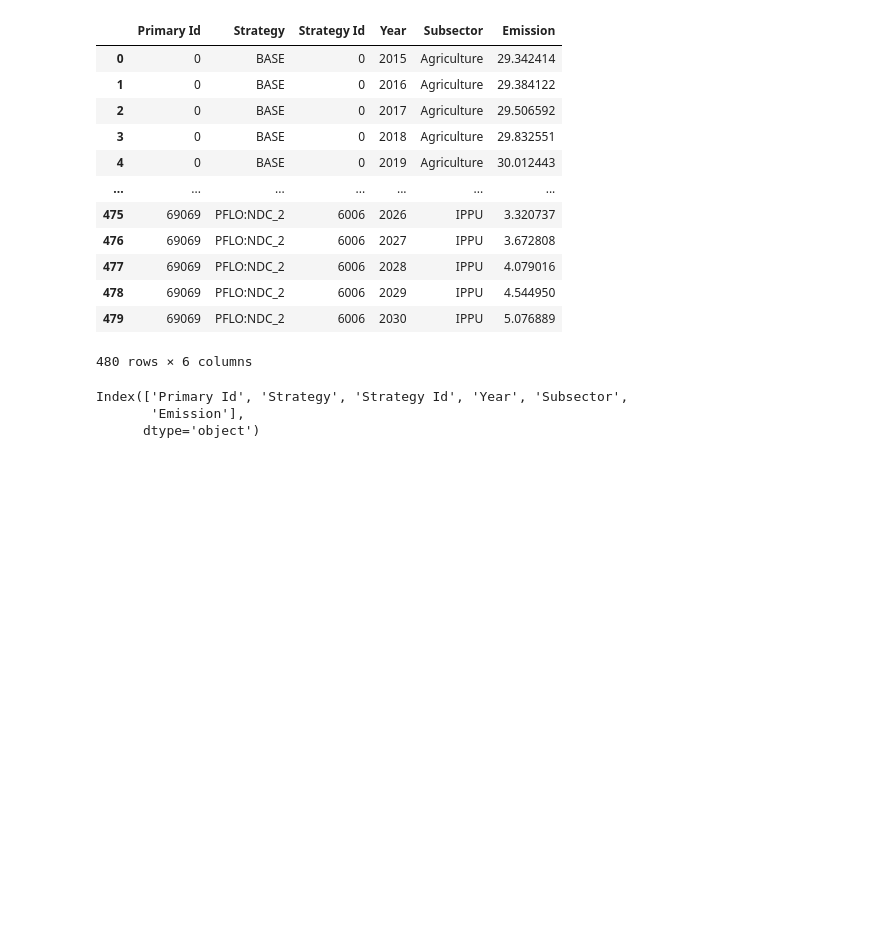
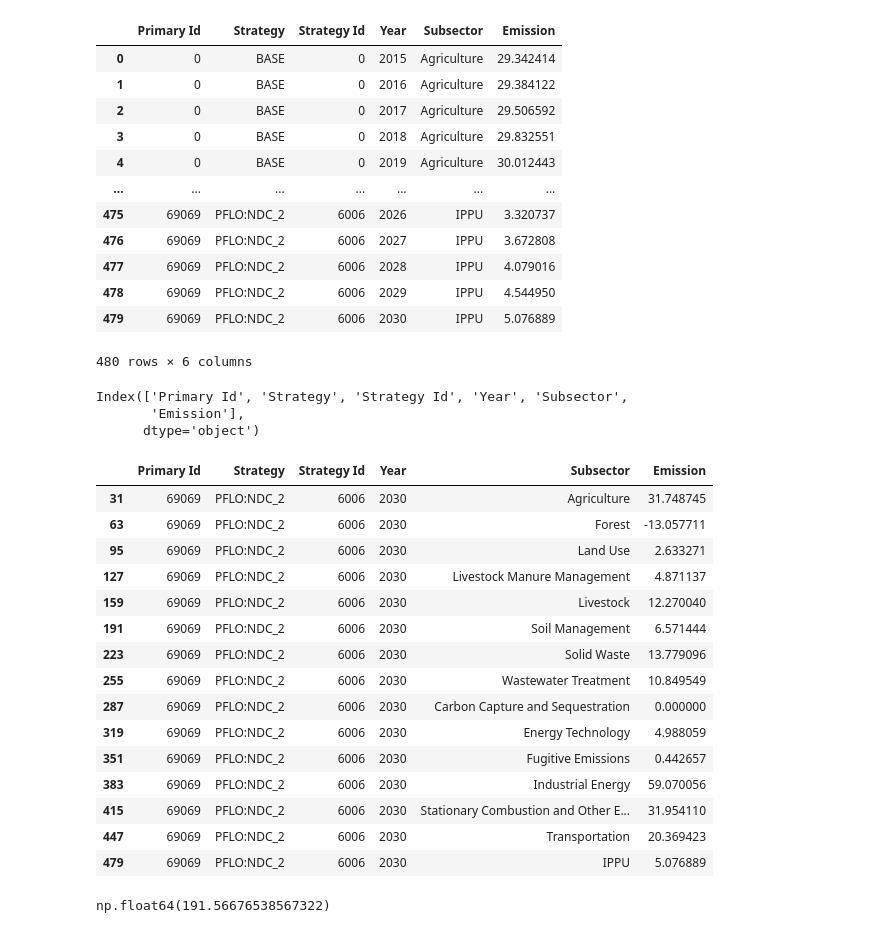
Before and after one commit to sisepuede-framework/ssp_uganda_data, a Jupyter notebook: ssp_modeling/output_postprocessing/emissions_tableau_new_lite.ipynb, the cells around one changed output. Saved outputs shown, nothing was run; the diff lists cells and outputs as text; code cells hidden in the pictures; blank space fills up the shorter version.

```diff
--- a/ssp_modeling/output_postprocessing/emissions_tableau_new_lite.ipynb
+++ b/ssp_modeling/output_postprocessing/emissions_tableau_new_lite.ipynb
@@ -35,7 +35,7 @@ output_data = dir_cur.joinpath("ssp_run_output")
 transformations_dir = dir_cur.joinpath("transformations")
 # %%
 # Change this line only when you receive a new run
-run_folder = "sisepuede_run_2025-08-08T15;35;27.633266"
+run_folder = "sisepuede_run_2025-08-08T18;45;16.252055"
 file_name  = f"{run_folder}.csv"
 file_name
 # %% [output]
@@ -303,3 +303,28 @@ ssp_long.columns
 Index(['Primary Id', 'Strategy', 'Strategy Id', 'Year', 'Subsector',
        'Emission'],
       dtype='object')
+# %%
+# double check of total emissions for strategy 6006
+df_check = ssp_long[(ssp_long['Strategy Id'] == 6006) & (ssp_long['Year'] == 2030)].copy()
+df_check
+# %% [output]
+|  | Primary Id | Strategy | Strategy Id | Year | Subsector | Emission |
+| 31 | 69069 | PFLO:NDC_2 | 6006 | 2030 | Agriculture | 31.748745 |
+| 63 | 69069 | PFLO:NDC_2 | 6006 | 2030 | Forest | -13.057711 |
+| 95 | 69069 | PFLO:NDC_2 | 6006 | 2030 | Land Use | 2.633271 |
+| 127 | 69069 | PFLO:NDC_2 | 6006 | 2030 | Livestock Manure Management | 4.871137 |
+| 159 | 69069 | PFLO:NDC_2 | 6006 | 2030 | Livestock | 12.270040 |
+| 191 | 69069 | PFLO:NDC_2 | 6006 | 2030 | Soil Management | 6.571444 |
+| 223 | 69069 | PFLO:NDC_2 | 6006 | 2030 | Solid Waste | 13.779096 |
+| 255 | 69069 | PFLO:NDC_2 | 6006 | 2030 | Wastewater Treatment | 10.849549 |
+| 287 | 69069 | PFLO:NDC_2 | 6006 | 2030 | Carbon Capture and Sequestration | 0.000000 |
+| 319 | 69069 | PFLO:NDC_2 | 6006 | 2030 | Energy Technology | 4.988059 |
+| 351 | 69069 | PFLO:NDC_2 | 6006 | 2030 | Fugitive Emissions | 0.442657 |
+| 383 | 69069 | PFLO:NDC_2 | 6006 | 2030 | Industrial Energy | 59.070056 |
+| 415 | 69069 | PFLO:NDC_2 | 6006 | 2030 | Stationary Combustion and Other E... | 31.954110 |
+| 447 | 69069 | PFLO:NDC_2 | 6006 | 2030 | Transportation | 20.369423 |
+| 479 | 69069 | PFLO:NDC_2 | 6006 | 2030 | IPPU | 5.076889 |
+# %%
+df_check['Emission'].sum(axis=0)
+# %% [output]
+np.float64(191.56676538567322)
```
Also changed, not shown: parts of 2 cells of this notebook, 1 other file.
